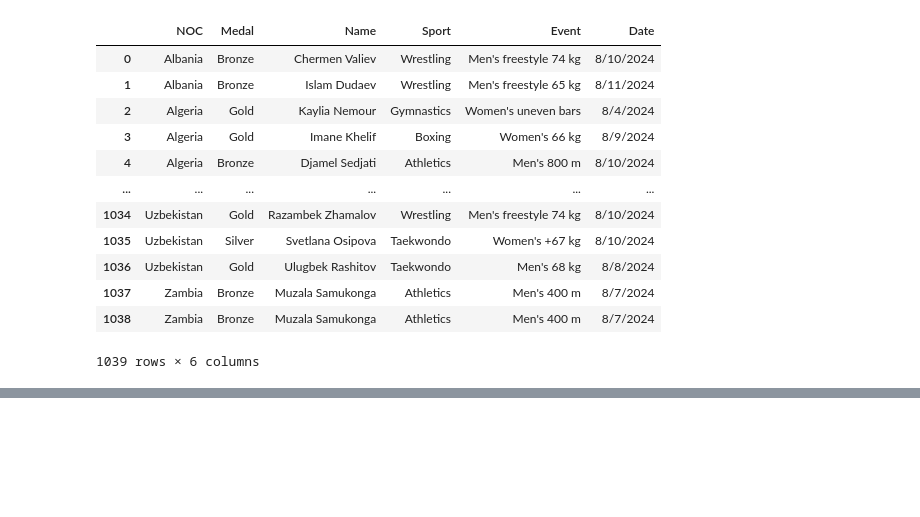
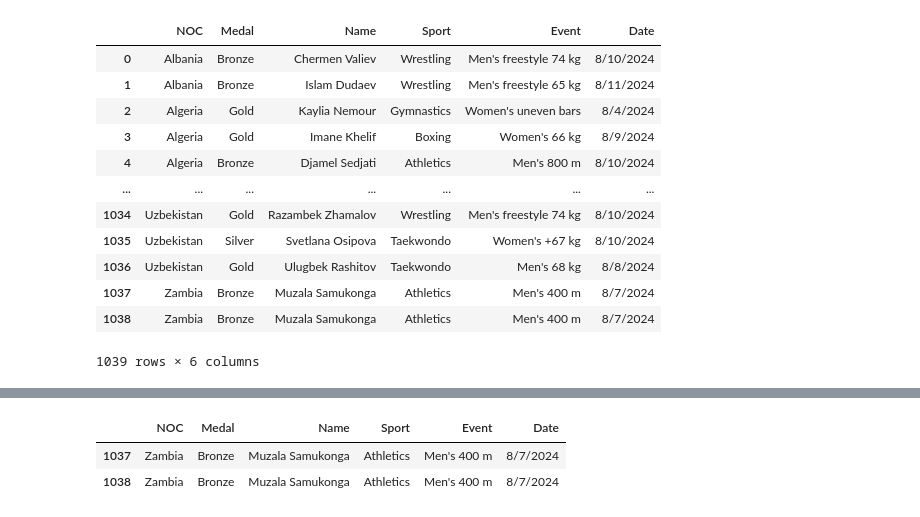
Before and after one commit to gazizovaa/Paris-2024-Olympics-Data-Analysis, a Jupyter notebook: Paris_2024_Olympics.ipynb, the cells around one changed output, grey strips where cells are left out. Cells and saved outputs as stored; diff of their text form; code cells hidden in the pictures; blank space fills up the shorter version.

```diff
--- a/Paris_2024_Olympics.ipynb
+++ b/Paris_2024_Olympics.ipynb
@@ -289,0 +437,6 @@ df.to_csv('C:/Users/User/Music/paris_olympics_results.csv', index=False, encodin
+# %%
+df.loc[df["NOC"] == "Zambia"]
+# %% [output]
+|  | NOC | Medal | Name | Sport | Event | Date |
+| 1037 | Zambia | Bronze | Muzala Samukonga | Athletics | Men's 400 m | 8/7/2024 |
+| 1038 | Zambia | Bronze | Muzala Samukonga | Athletics | Men's 400 m | 8/7/2024 |
```
Also changed, not shown: parts of 28 cells of this notebook.
